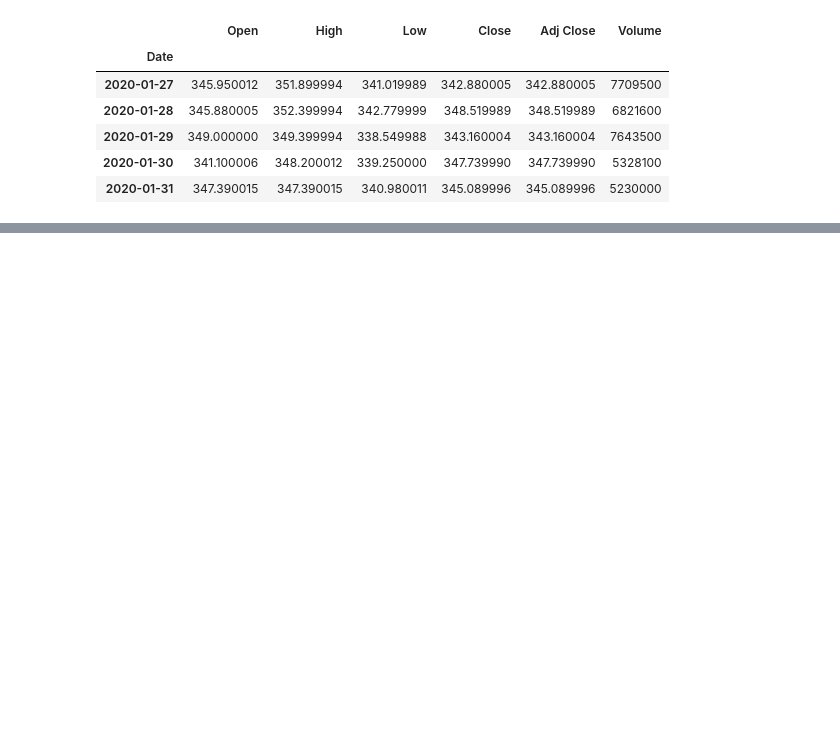
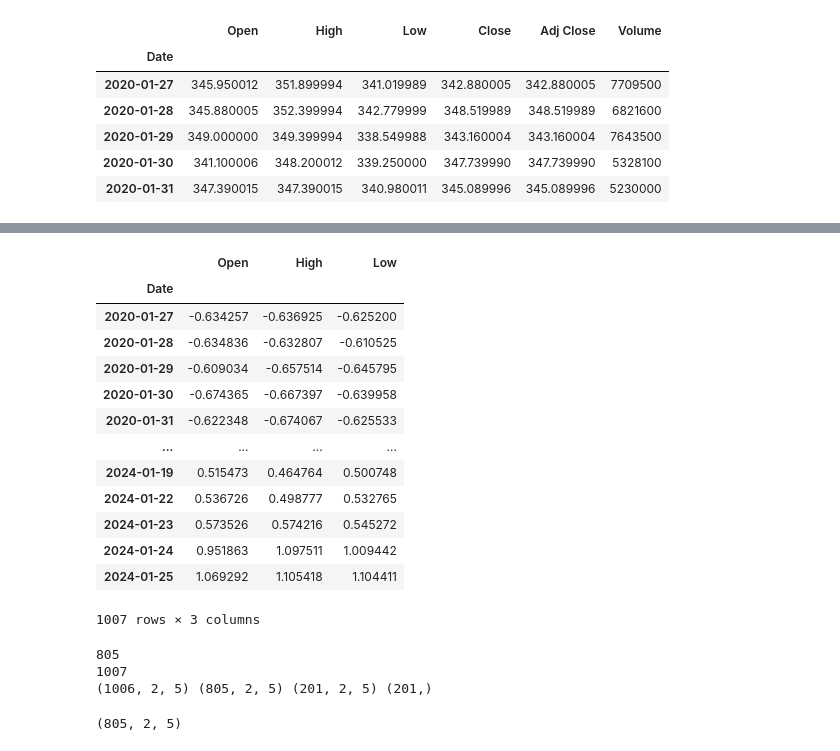
Before and after one commit to arcy405/stock_price_prediction_lstm, a Jupyter notebook: stockprice.ipynb, the cells around one changed output, grey strips where cells are left out. Drawn from its saved outputs; the diff is of its cells as text; code cells hidden in the pictures; blank space fills up the shorter version.

```diff
--- a/stockprice.ipynb
+++ b/stockprice.ipynb
@@ -13,0 +68,26 @@ stock_data.head()
+# %%
+target_y = stock_data['Close']
+X_feat = stock_data.iloc[:,0:3]
+# %%
+# feature scaling
+sc = StandardScaler()
+X_ft = sc.fit_transform(X_feat.values)
+X_ft = pd.DataFrame(columns=X_feat.columns,
+                   data=X_ft,
+                   index=X_feat.index)
+X_ft
+# %% [output]
+|  | Open | High | Low |
+| Date |  |  |  |
+| 2020-01-27 | -0.634257 | -0.636925 | -0.625200 |
+| 2020-01-28 | -0.634836 | -0.632807 | -0.610525 |
+| 2020-01-29 | -0.609034 | -0.657514 | -0.645795 |
+| 2020-01-30 | -0.674365 | -0.667397 | -0.639958 |
+| 2020-01-31 | -0.622348 | -0.674067 | -0.625533 |
+| ... | ... | ... | ... |
+| 2024-01-19 | 0.515473 | 0.464764 | 0.500748 |
+| 2024-01-22 | 0.536726 | 0.498777 | 0.532765 |
+| 2024-01-23 | 0.573526 | 0.574216 | 0.545272 |
+| 2024-01-24 | 0.951863 | 1.097511 | 1.009442 |
+| 2024-01-25 | 1.069292 | 1.105418 | 1.104411 |
+1007 rows × 3 columns
@@ -13,0 +103,21 @@ stock_data.head()
+# %%
+X1, y1 = lstm_split(stock_data.values, n_steps=2)
+
+train_split = 0.8
+split_idx = int(np.ceil(len(X1)*train_split))
+print(split_idx)
+date_index=stock_data.index
+print(len(date_index))
+
+
+X_train, X_test = X1[:split_idx], X1[split_idx:]
+y_train, y_test = y1[:split_idx], y1[split_idx:]
+x_train_date, X_test_date = date_index[:split_idx], date_index[split_idx:]
+
+print(X1.shape, X_train.shape, X_test.shape, y_test.shape)
+X_train.shape
+# %% [output]
+805
+1007
+(1006, 2, 5) (805, 2, 5) (201, 2, 5) (201,)
+(805, 2, 5)
```
Also changed, not shown: parts of 8 cells of this notebook.
